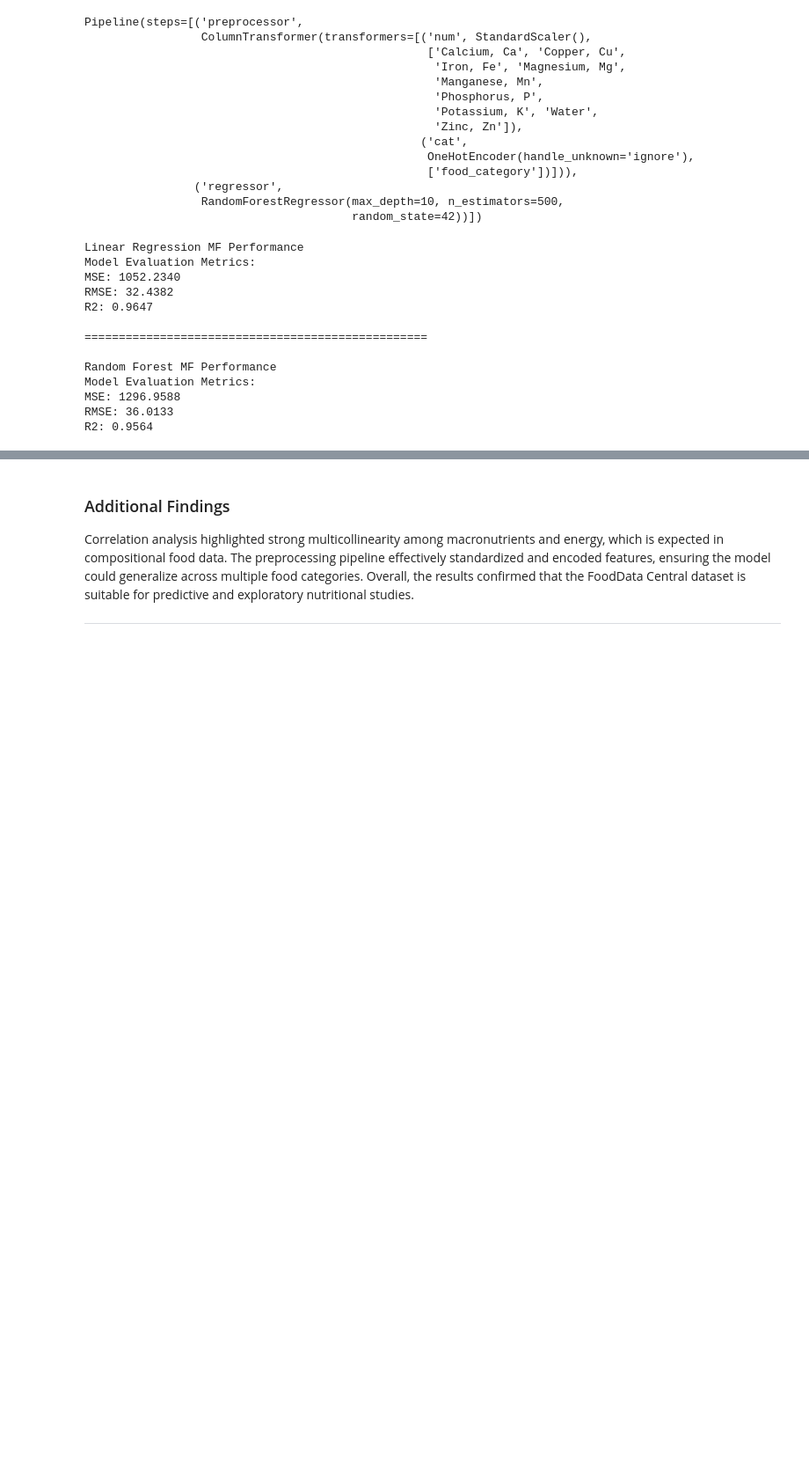
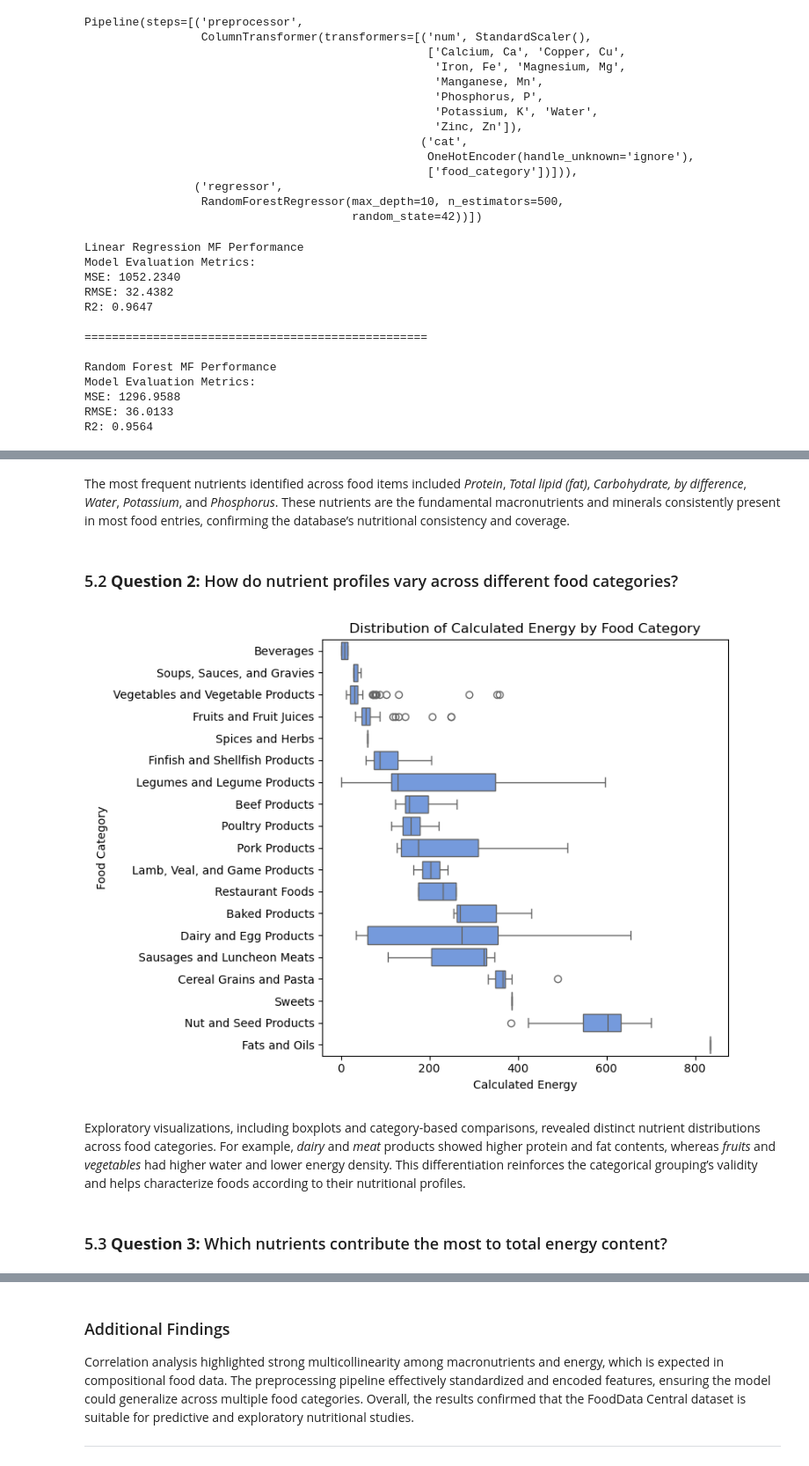
Before and after one commit to viniciusagsa/dsnd-project-01, a Jupyter notebook: data_analysis.ipynb, the cells around one changed output, grey strips where cells are left out. Shown at 88% size. Cells and saved outputs as stored; diff of their text form; code cells hidden in the pictures; blank space fills up the shorter version.

```diff
--- a/data_analysis.ipynb
+++ b/data_analysis.ipynb
@@ -925,0 +1072,14 @@ Water is the dominant feature because it has an extremely strong negative correl
+# %% [markdown]
+The most frequent nutrients identified across food items included *Protein*, *Total lipid (fat)*, *Carbohydrate, by difference*, *Water*, *Potassium*, and *Phosphorus*.
+These nutrients are the fundamental macronutrients and minerals consistently present in most food entries, confirming the database’s nutritional consistency and coverage.
+# %% [markdown]
+### 5.2 **Question 2:** How do nutrient profiles vary across different food categories?
+# %%
+Image(filename='img/plots/dist_calculated_energy_by_food_category.png')
+# %% [output]
+[figure, added]
+# %% [markdown]
+Exploratory visualizations, including boxplots and category-based comparisons, revealed distinct nutrient distributions across food categories.
+For example, *dairy* and *meat* products showed higher protein and fat contents, whereas *fruits* and *vegetables* had higher water and lower energy density. This differentiation reinforces the categorical grouping’s validity and helps characterize foods according to their nutritional profiles.
+# %% [markdown]
+### 5.3 **Question 3:** Which nutrients contribute the most to total energy content?
```
Also changed, not shown: parts of 51 cells of this notebook.
